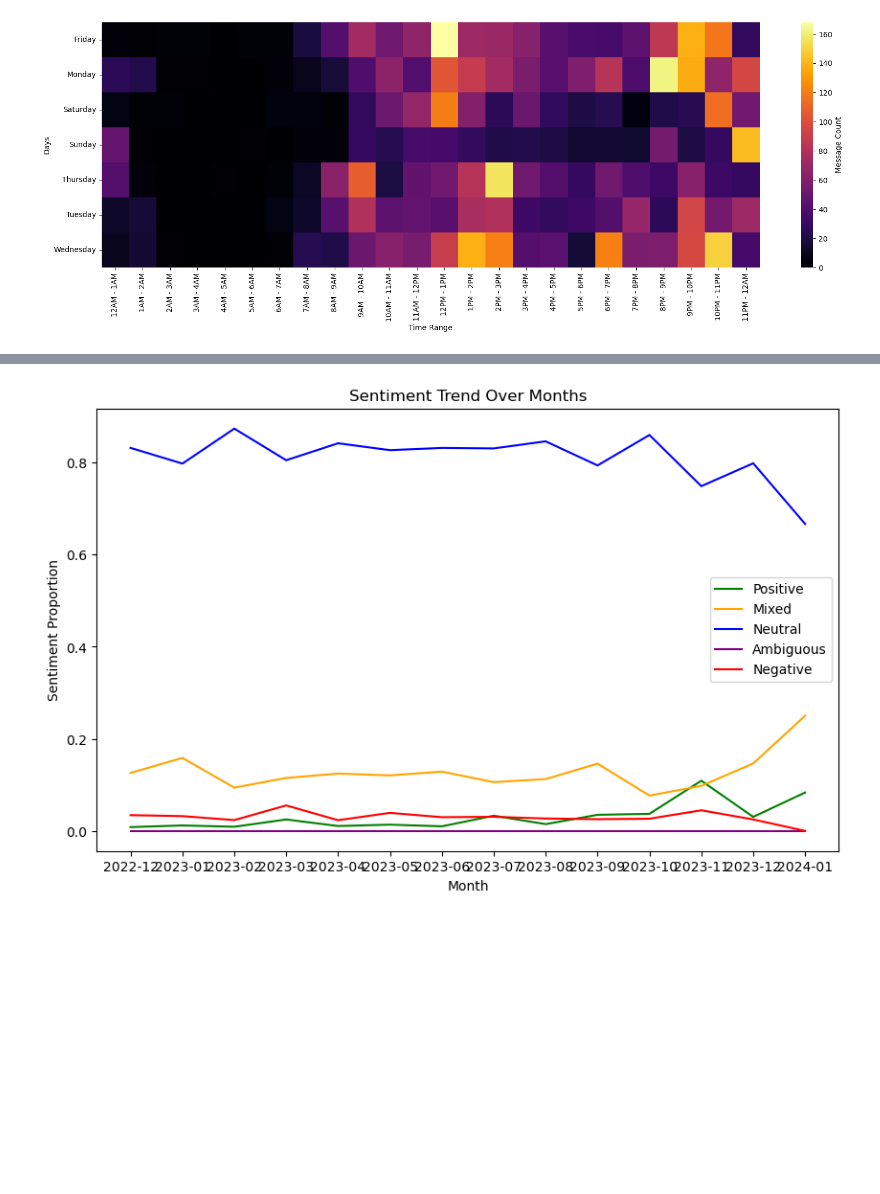
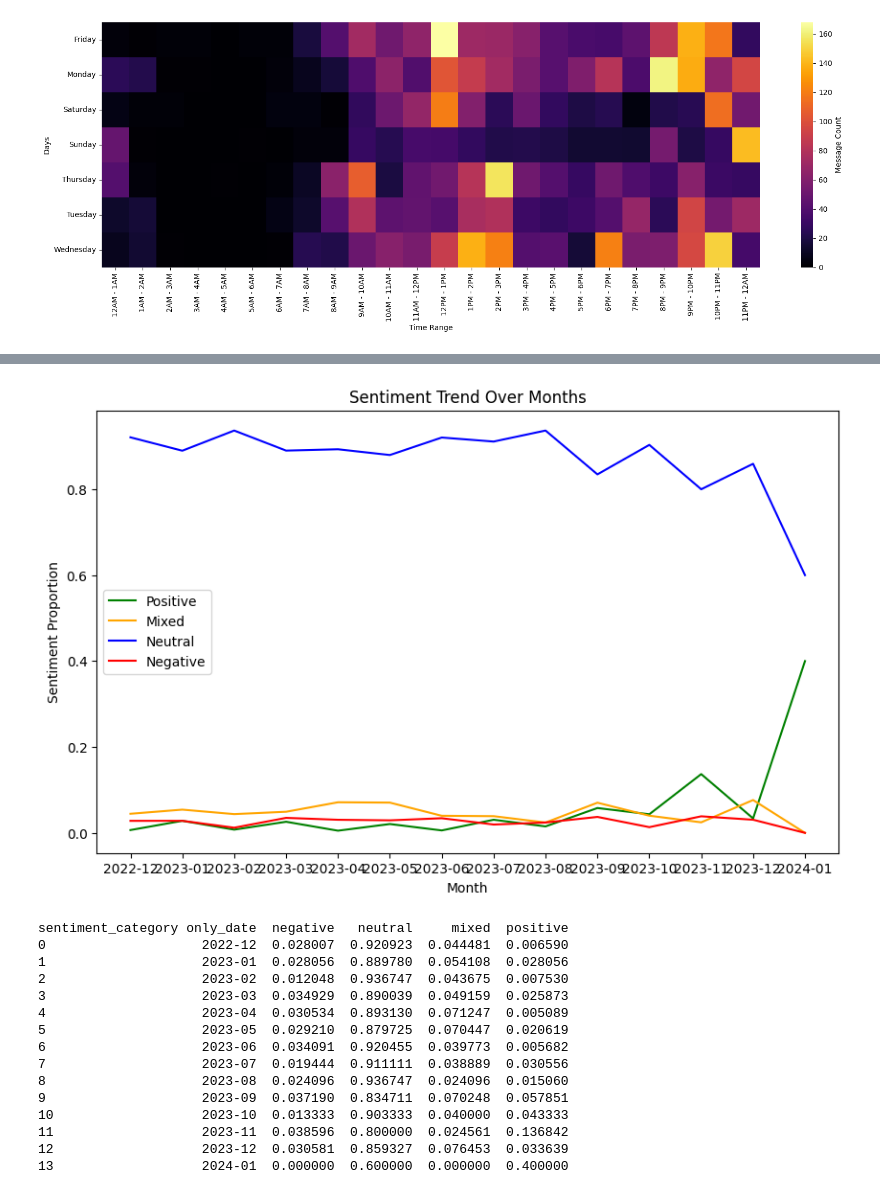
Before and after one commit to nil0711/miniproject, a Jupyter notebook: preprocess.ipynb, the cells around one changed output, grey strips where cells are left out. Cells and saved outputs as stored; diff of their text form; code cells hidden in the pictures; blank space fills up the shorter version.

```diff
--- a/preprocess.ipynb
+++ b/preprocess.ipynb
@@ -498 +500,21 @@ Requirement already satisfied: tqdm in /opt/anaconda/lib/python3.11/site-package
 from textblob import TextBlob
+# %%
+df = df[~df['user'].str.contains('added')]
+df = df[~df['user'].str.contains('left')]
+df = df[~df['user'].str.contains('security')]
+df = df[~df['user'].str.contains('changed')]
+df = df[~df['user'].str.contains('removed')]
+df = df[~df['user'].str.contains('deleted')]
+df = df[~df['user'].str.contains('joined')]
+df = df[~df['user'].str.contains('created')]
+df = df[~df['message'].str.contains('<Media omitted>')]
+keywords = ['added', 'left', 'security', 'changed', 'removed', 'deleted', 'group-notification']
+df = df[~df['user'].str.contains('|'.join(keywords))]
+f=open('stop_hinglish.txt','r')
+stop_hinglish=f.read()
+def remove_stop_words(sentence):
+    return ' '.join(word for word in sentence.lower().split() if word not in stop_hinglish)
+
+# Apply the function to the 'message' column
+df['message'] = df['message'].apply(remove_stop_words)
+df.head()
@@ -499,55 +528,67 @@ from textblob import TextBlob
 # %%
-df['date'] = pd.to_datetime(df['date'])
+import pandas as pd
+from textblob import TextBlob
+import matplotlib.pyplot as plt
 
-# Define a function to get sentiment polarity
+# Assuming 'only_date' is a column in the DataFrame
+df['only_date'] = pd.to_datetime(df['only_date'])
+
 def get_sentiment_polarity(message):
     analysis = TextBlob(message)
     return analysis.sentiment.polarity
 
-# Apply sentiment analysis to each message
 df['sentiment'] = df['message'].apply(get_sentiment_polarity)
 
-# Create a new column for sentiment categories based on polarity
 df['sentiment_category'] = pd.cut(df['sentiment'], bins=[-1, -0.1, 0.1, 0.5, 1],
                                   labels=['negative', 'neutral', 'mixed', 'positive'])
 
-# Introduce 'ambiguous' category for sentiment close to 0
-df['sentiment_category'] = df['sentiment_category'].cat.add_categories(['ambiguous'])
-df['sentiment_category'].fillna('ambiguous', inplace=True)
-
 # Group by month and calculate the average sentiment for each month
-monthly_sentiment = df.groupby(df['date'].dt.to_period("M"))['sentiment_category'].value_counts(normalize=True).unstack().fillna(0)
+monthly_sentiment = df.groupby(df['only_date'].dt.to_period("M"))['sentiment_category'].value_counts(normalize=True).unstack().reset_index()
 
 # Convert PeriodIndex to string for plotting
-monthly_sentiment.index = monthly_sentiment.index.astype(str)
+monthly_sentiment['only_date'] = monthly_sentiment['only_date'].astype(str)
 
 # Plot sentiments with different colors
 fig, ax = plt.subplots(figsize=(10, 6))
 
 # Plot positive sentiment as a green line
-ax.plot(monthly_sentiment.index, monthly_sentiment['positive'], color='green', label='Positive')
+ax.plot(monthly_sentiment['only_date'], monthly_sentiment['positive'], color='green', label='Positive')
 
 # Plot mixed sentiment as an orange line
-ax.plot(monthly_sentiment.index, monthly_sentiment['mixed'], color='orange', label='Mixed')
+ax.plot(monthly_sentiment['only_date'], monthly_sentiment['mixed'], color='orange', label='Mixed')
 
 # Plot neutral sentiment as a blue line
-ax.plot(monthly_sentiment.index, monthly_sentiment['neutral'], color='blue', label='Neutral')
-
-# Plot ambiguous sentiment as a purple line
-ax.plot(monthly_sentiment.index, monthly_sentiment['ambiguous'], color='purple', label='Ambiguous')
+ax.plot(monthly_sentiment['only_date'], monthly_sentiment['neutral'], color='blue', label='Neutral')
 
 # Plot negative sentiment as a red line
-ax.plot(monthly_sentiment.index, monthly_sentiment['negative'], color='red', label='Negative')
+ax.plot(monthly_sentiment['only_date'], monthly_sentiment['negative'], color='red', label='Negative')
 
 # Add legend
 ax.legend()
 
 # Set labels and title
 ax.set_xlabel('Month')
 ax.set_ylabel('Sentiment Proportion')
 ax.set_title('Sentiment Trend Over Months')
 
 # Show the plot
 plt.show()
+print(monthly_sentiment)
+df.head()
 # %% [output]
-[figure, old version]
+[figure, new version]
+sentiment_category only_date  negative   neutral     mixed  positive
+0                    2022-12  0.028007  0.920923  0.044481  0.006590
+1                    2023-01  0.028056  0.889780  0.054108  0.028056
+2                    2023-02  0.012048  0.936747  0.043675  0.007530
+3                    2023-03  0.034929  0.890039  0.049159  0.025873
+4                    2023-04  0.030534  0.893130  0.071247  0.005089
+5                    2023-05  0.029210  0.879725  0.070447  0.020619
+6                    2023-06  0.034091  0.920455  0.039773  0.005682
+7                    2023-07  0.019444  0.911111  0.038889  0.030556
+8                    2023-08  0.024096  0.936747  0.024096  0.015060
+9                    2023-09  0.037190  0.834711  0.070248  0.057851
+10                   2023-10  0.013333  0.903333  0.040000  0.043333
+11                   2023-11  0.038596  0.800000  0.024561  0.136842
+12                   2023-12  0.030581  0.859327  0.076453  0.033639
+13                   2024-01  0.000000  0.600000  0.000000  0.400000
```
Also changed, not shown: parts of 34 cells of this notebook, 6 other files.
